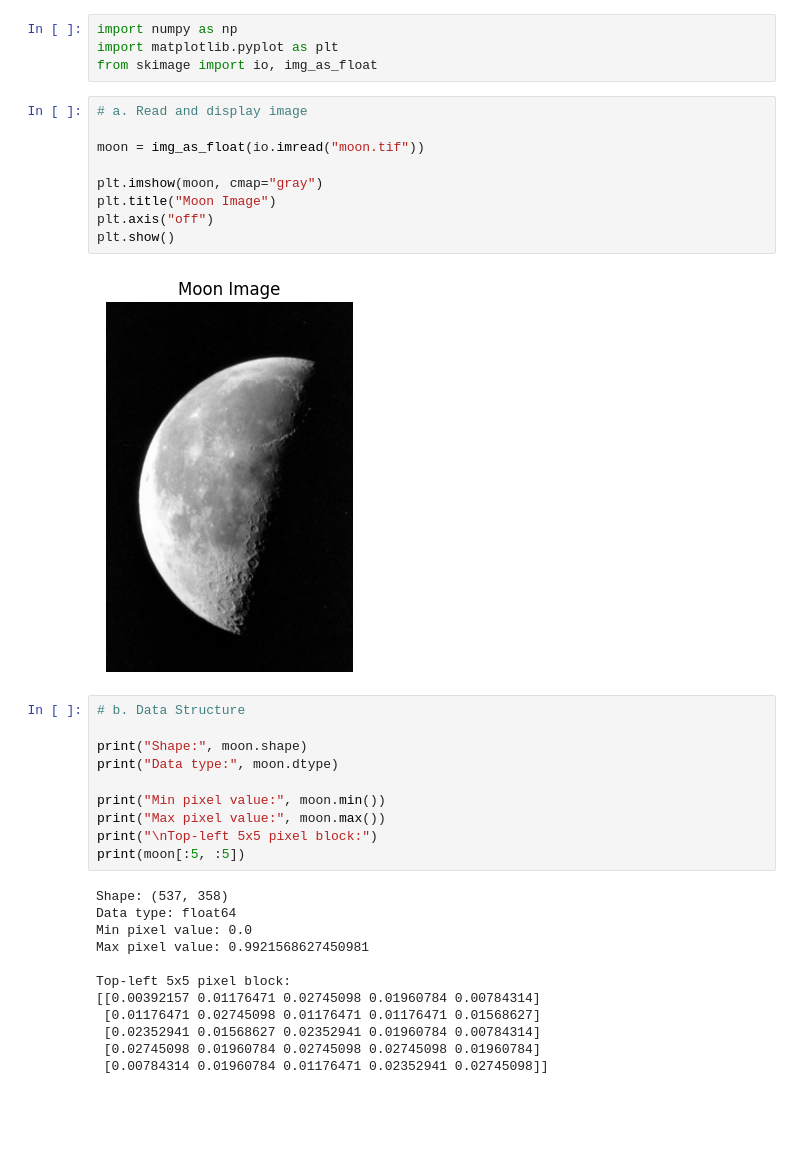
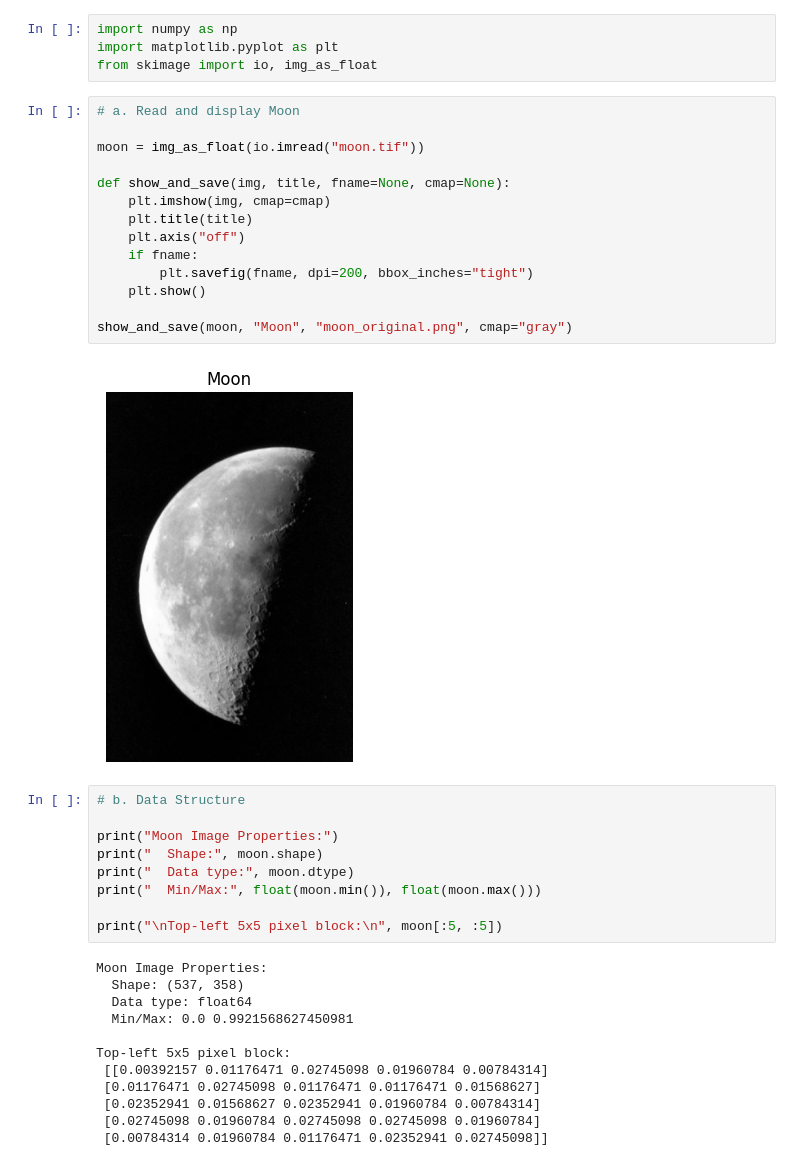
Before and after one commit to dalala333/ma4222, a Jupyter notebook: mini_project_1.ipynb, the cells around one changed output. Saved outputs shown, nothing was run; the diff lists cells and outputs as text; blank space fills up the shorter version.

```diff
--- a/mini_project_1.ipynb
+++ b/mini_project_1.ipynb
@@ -3,34 +3,38 @@ import numpy as np
 import matplotlib.pyplot as plt
 from skimage import io, img_as_float
 # %%
-# a. Read and display image
+# a. Read and display Moon
 
 moon = img_as_float(io.imread("moon.tif"))
 
-plt.imshow(moon, cmap="gray")
-plt.title("Moon Image")
-plt.axis("off")
-plt.show()
+def show_and_save(img, title, fname=None, cmap=None):
+    plt.imshow(img, cmap=cmap)
+    plt.title(title)
+    plt.axis("off")
+    if fname:
+        plt.savefig(fname, dpi=200, bbox_inches="tight")
+    plt.show()
+
+show_and_save(moon, "Moon", "moon_original.png", cmap="gray")
 # %% [output]
-[figure, old version]
+[figure, new version]
 # %%
 # b. Data Structure
 
-print("Shape:", moon.shape)
-print("Data type:", moon.dtype)
+print("Moon Image Properties:")
+print("  Shape:", moon.shape)
+print("  Data type:", moon.dtype)
+print("  Min/Max:", float(moon.min()), float(moon.max()))
 
-print("Min pixel value:", moon.min())
-print("Max pixel value:", moon.max())
-print("\nTop-left 5x5 pixel block:")
-print(moon[:5, :5])
+print("\nTop-left 5x5 pixel block:\n", moon[:5, :5])
 # %% [output]
-Shape: (537, 358)
-Data type: float64
-Min pixel value: 0.0
-Max pixel value: 0.9921568627450981
+Moon Image Properties:
+  Shape: (537, 358)
+  Data type: float64
+  Min/Max: 0.0 0.9921568627450981
 
 Top-left 5x5 pixel block:
-[[0.00392157 0.01176471 0.02745098 0.01960784 0.00784314]
+ [[0.00392157 0.01176471 0.02745098 0.01960784 0.00784314]
  [0.01176471 0.02745098 0.01176471 0.01176471 0.01568627]
  [0.02352941 0.01568627 0.02352941 0.01960784 0.00784314]
  [0.02745098 0.01960784 0.02745098 0.02745098 0.01960784]
```
Also changed, not shown: parts of 13 cells of this notebook, 14 other files.
